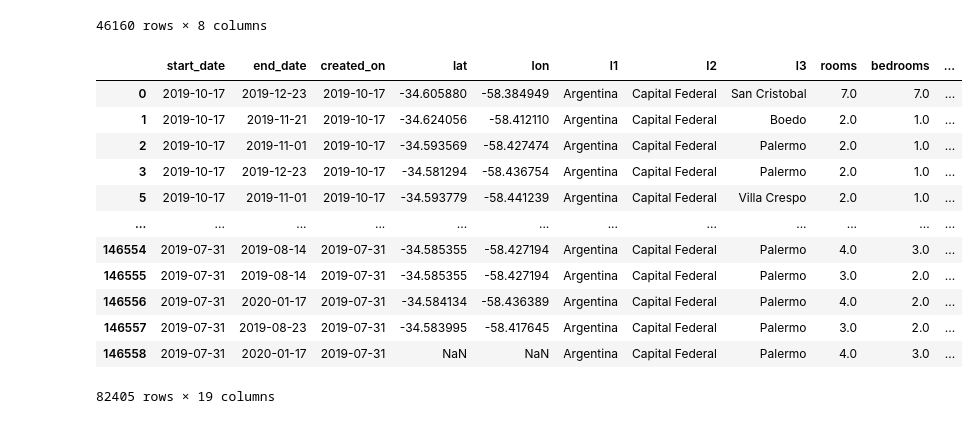
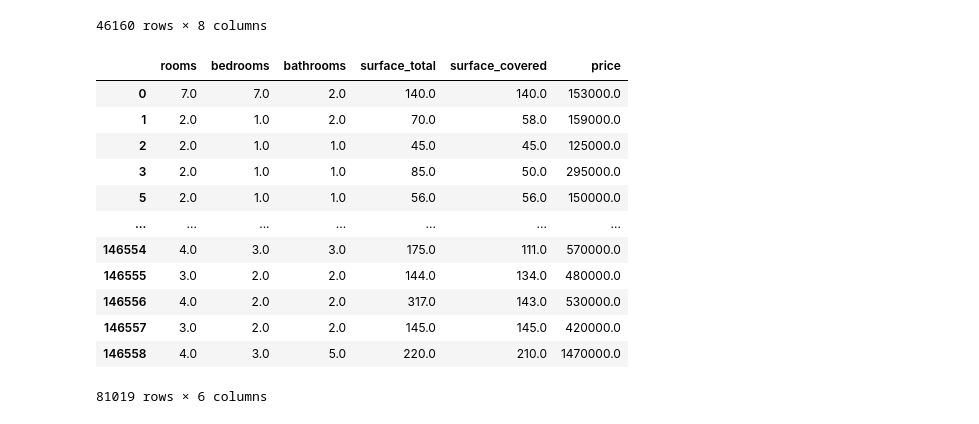
Before and after one commit to ldotto46/01.Proj_Real-State, a Jupyter notebook: Properati_analisys.ipynb, the cells around one changed output. Drawn from its saved outputs; the diff is of its cells as text; code cells hidden in the pictures.

```diff
--- a/Properati_analisys.ipynb
+++ b/Properati_analisys.ipynb
@@ -398,21 +398,28 @@ dfil
 # %%
 #ZONA: CAPITAL FEDERAL
 baseML0 = pd.read_csv("DS_Proyecto_01_Datos_Properati.csv",sep=',') #carga del dataset junto con sus cinco primeras instancias
 baseML1 = baseML0[baseML0.property_type.isin(['Departamento', 'Casa' , 'PH']) & baseML0.l2.isin(['Capital Federal'])]
 baseML1
 baseML2 = baseML1[(baseML1.surface_total >=15) & (baseML1.surface_total <=1000)]
 baseML2
+baseML3 = baseML2[baseML2.price <= 4000000]
+baseML3
+columns = ['rooms', 'bedrooms','bathrooms','surface_total','surface_covered','price']
+baseML4 = baseML3[columns]
+baseML4
+baseML5 = baseML4.dropna()
+baseML5
 # %% [output]
-|  | start_date | end_date | created_on | lat | lon | l1 | l2 | l3 | rooms | bedrooms | ... |
-| 0 | 2019-10-17 | 2019-12-23 | 2019-10-17 | -34.605880 | -58.384949 | Argentina | Capital Federal | San Cristobal | 7.0 | 7.0 | ... |
-| 1 | 2019-10-17 | 2019-11-21 | 2019-10-17 | -34.624056 | -58.412110 | Argentina | Capital Federal | Boedo | 2.0 | 1.0 | ... |
-| 2 | 2019-10-17 | 2019-11-01 | 2019-10-17 | -34.593569 | -58.427474 | Argentina | Capital Federal | Palermo | 2.0 | 1.0 | ... |
-| 3 | 2019-10-17 | 2019-12-23 | 2019-10-17 | -34.581294 | -58.436754 | Argentina | Capital Federal | Palermo | 2.0 | 1.0 | ... |
-| 5 | 2019-10-17 | 2019-11-01 | 2019-10-17 | -34.593779 | -58.441239 | Argentina | Capital Federal | Villa Crespo | 2.0 | 1.0 | ... |
-| ... | ... | ... | ... | ... | ... | ... | ... | ... | ... | ... | ... |
-| 146554 | 2019-07-31 | 2019-08-14 | 2019-07-31 | -34.585355 | -58.427194 | Argentina | Capital Federal | Palermo | 4.0 | 3.0 | ... |
-| 146555 | 2019-07-31 | 2019-08-14 | 2019-07-31 | -34.585355 | -58.427194 | Argentina | Capital Federal | Palermo | 3.0 | 2.0 | ... |
-| 146556 | 2019-07-31 | 2020-01-17 | 2019-07-31 | -34.584134 | -58.436389 | Argentina | Capital Federal | Palermo | 4.0 | 2.0 | ... |
-| 146557 | 2019-07-31 | 2019-08-23 | 2019-07-31 | -34.583995 | -58.417645 | Argentina | Capital Federal | Palermo | 3.0 | 2.0 | ... |
-| 146558 | 2019-07-31 | 2020-01-17 | 2019-07-31 | NaN | NaN | Argentina | Capital Federal | Palermo | 4.0 | 3.0 | ... |
+|  | rooms | bedrooms | bathrooms | surface_total | surface_covered | price |
+| 0 | 7.0 | 7.0 | 2.0 | 140.0 | 140.0 | 153000.0 |
+| 1 | 2.0 | 1.0 | 2.0 | 70.0 | 58.0 | 159000.0 |
+| 2 | 2.0 | 1.0 | 1.0 | 45.0 | 45.0 | 125000.0 |
+| 3 | 2.0 | 1.0 | 1.0 | 85.0 | 50.0 | 295000.0 |
+| 5 | 2.0 | 1.0 | 1.0 | 56.0 | 56.0 | 150000.0 |
+| ... | ... | ... | ... | ... | ... | ... |
+| 146554 | 4.0 | 3.0 | 3.0 | 175.0 | 111.0 | 570000.0 |
+| 146555 | 3.0 | 2.0 | 2.0 | 144.0 | 134.0 | 480000.0 |
+| 146556 | 4.0 | 2.0 | 2.0 | 317.0 | 143.0 | 530000.0 |
+| 146557 | 3.0 | 2.0 | 2.0 | 145.0 | 145.0 | 420000.0 |
+| 146558 | 4.0 | 3.0 | 5.0 | 220.0 | 210.0 | 1470000.0 |
-82405 rows × 19 columns
+81019 rows × 6 columns
```
Also changed, not shown: parts of 1 cell of this notebook.
